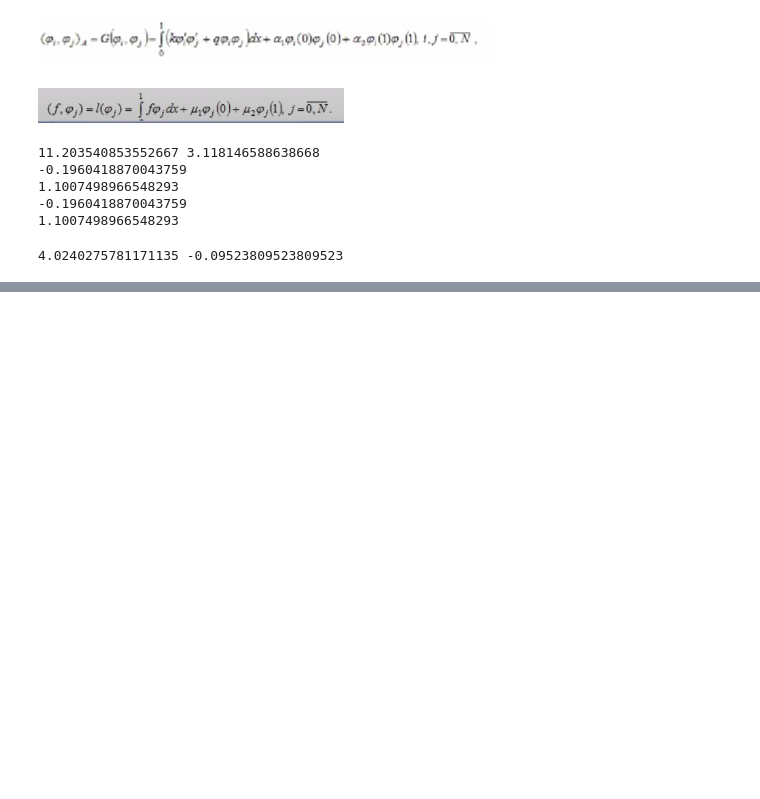
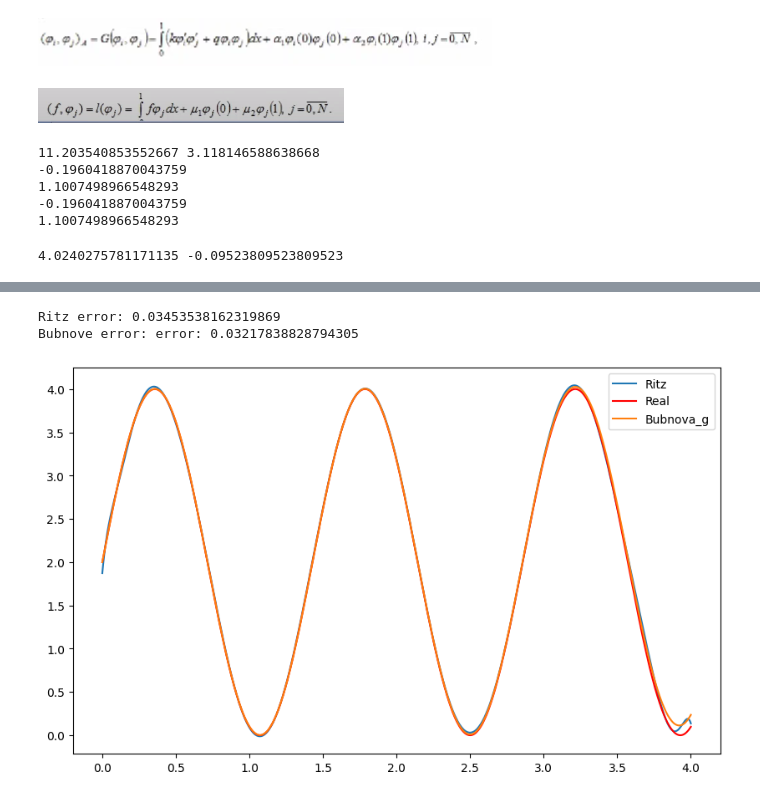
Before and after one commit to KyrylOTheRylo/homeworks_python, a Jupyter notebook: anlysis_labs_ryzh/Untitled.ipynb, the cells around one changed output, grey strips where cells are left out. Saved outputs shown, nothing was run; the diff lists cells and outputs as text; code cells hidden in the pictures; blank space fills up the shorter version.

```diff
--- a/anlysis_labs_ryzh/Untitled.ipynb
+++ b/anlysis_labs_ryzh/Untitled.ipynb
@@ -209,0 +222,6 @@ Bubnove error: error: 0.06570253327127466
+# %%
+draw(k,p,q,rhs,mu1,mu2,a,b,alpha1, alpha2,22, W_basis1, 500)
+# %% [output]
+Ritz error: 0.03453538162319869
+Bubnove error: error: 0.03217838828794305
+[figure, added]
```
Also changed, not shown: parts of 3 cells of this notebook.
